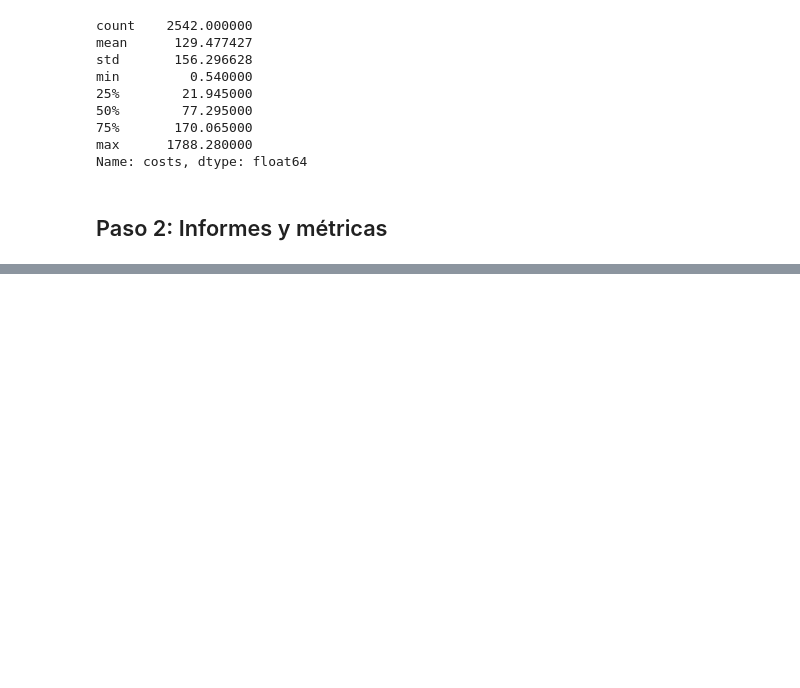
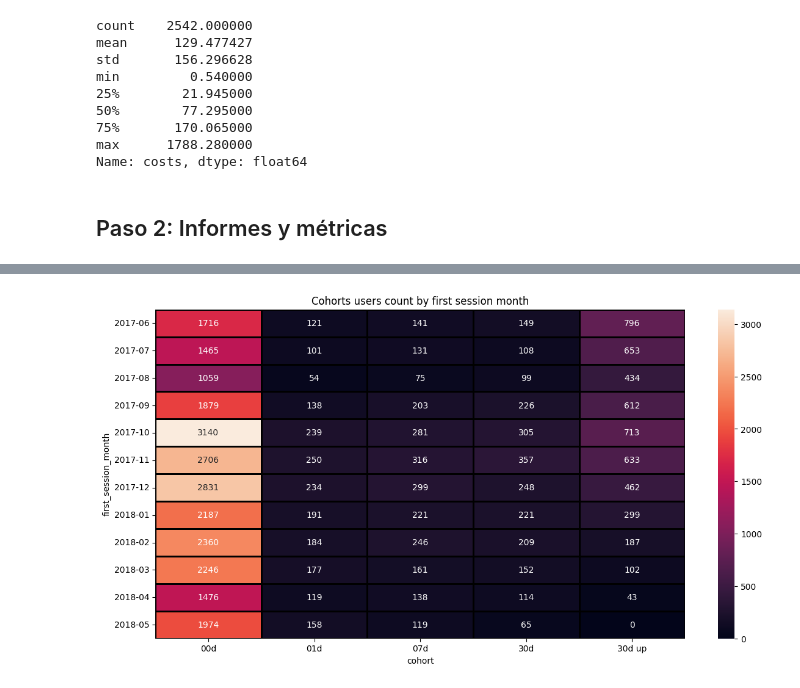
Before and after one commit to EmilioGonzalez29/TT-Project-S8, a Jupyter notebook: project.ipynb, the cells around one changed output, grey strips where cells are left out. Cells and saved outputs as stored; diff of their text form; code cells hidden in the pictures; blank space fills up the shorter version.

```diff
--- a/project.ipynb
+++ b/project.ipynb
@@ -311,0 +623,14 @@ Name: costs, dtype: float64
+# %%
+#Se obtiene la fecha mensual de la primera sesión
+df_visits_full['first_session_month'] = df_visits_full['first_session_date'].dt.to_period('M')
+
+#Se arma la tabla dinámica con ambos criterios de cohortes
+cohorts_by_dates_pivot = df_visits_full.pivot_table(index='first_session_month', columns='cohort', values='uid', aggfunc='nunique', observed=False)
+
+#Se representa la tabla dinámica para las cohortes que convirtieron en un mapa de calor
+plt.figure(figsize=(14, 7))
+plt.title('Cohorts users count by first session month')
+sns.heatmap(cohorts_by_dates_pivot[['00d', '01d', '07d', '30d', '30d up']], annot=True, fmt='.0f', linewidths=2, linecolor='black')
+plt.show()
+# %% [output]
+[figure, added]
```
Also changed, not shown: parts of 105 cells of this notebook, 2 other files.
